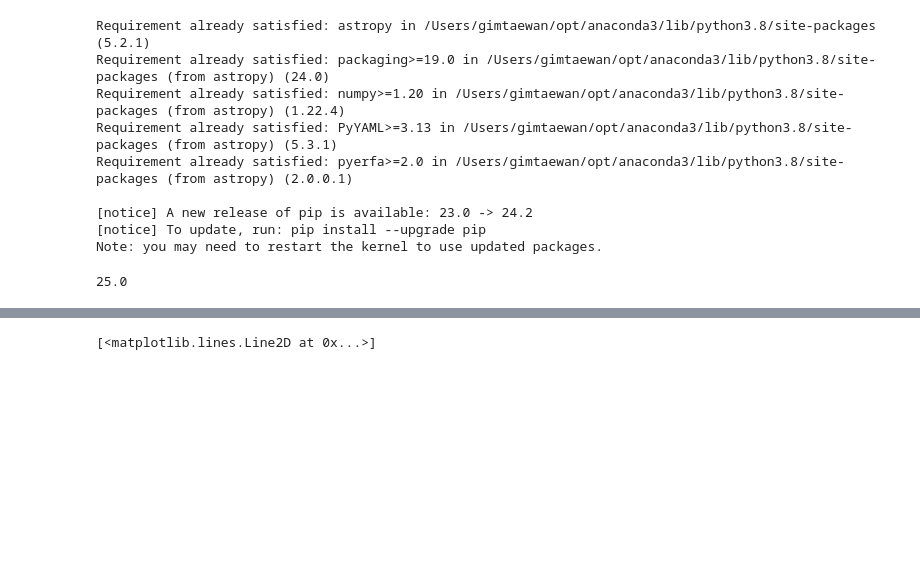
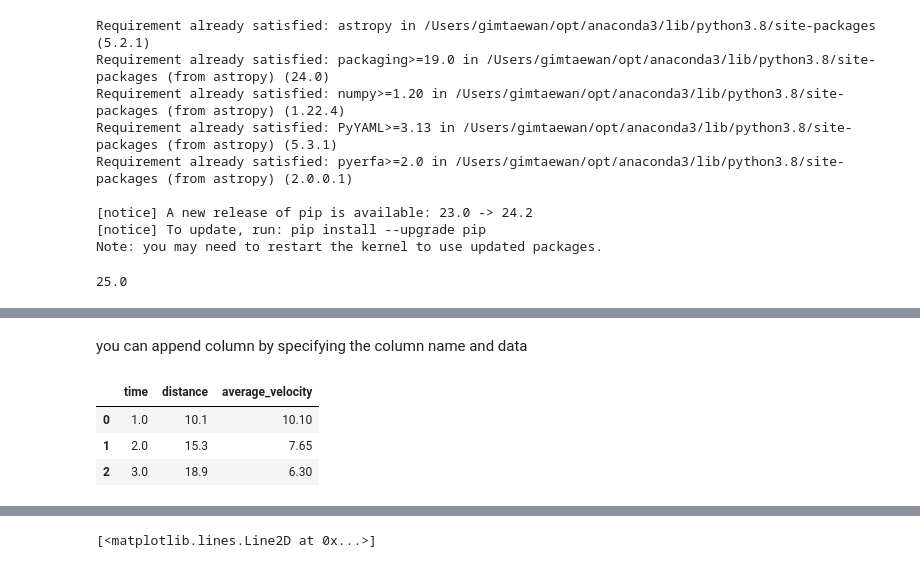
Before and after one commit to kim8517/astrolab, a Jupyter notebook: basic_python/basic_python.ipynb, the cells around one changed output, grey strips where cells are left out. Cells and saved outputs as stored; diff of their text form; code cells hidden in the pictures; blank space fills up the shorter version.

```diff
--- a/basic_python/basic_python.ipynb
+++ b/basic_python/basic_python.ipynb
@@ -871,0 +1083,5 @@ linear(5)
+# %%
+import pandas as pd
+data = np.array([[1, 10.1], [2, 15.3], [3, 18.9]])
+test_result = pd.DataFrame(data, columns=['time', 'distance'])
+test_result
@@ -871,0 +1120,10 @@ linear(5)
+# %% [markdown]
+you can append column by specifying the column name and data
+# %%
+test_result['average_velocity'] = test_result['distance']/test_result['time']
+test_result
+# %% [output]
+|  | time | distance | average_velocity |
+| 0 | 1.0 | 10.1 | 10.10 |
+| 1 | 2.0 | 15.3 | 7.65 |
+| 2 | 3.0 | 18.9 | 6.30 |
```
Also changed, not shown: parts of 38 cells of this notebook, 2 other files.
